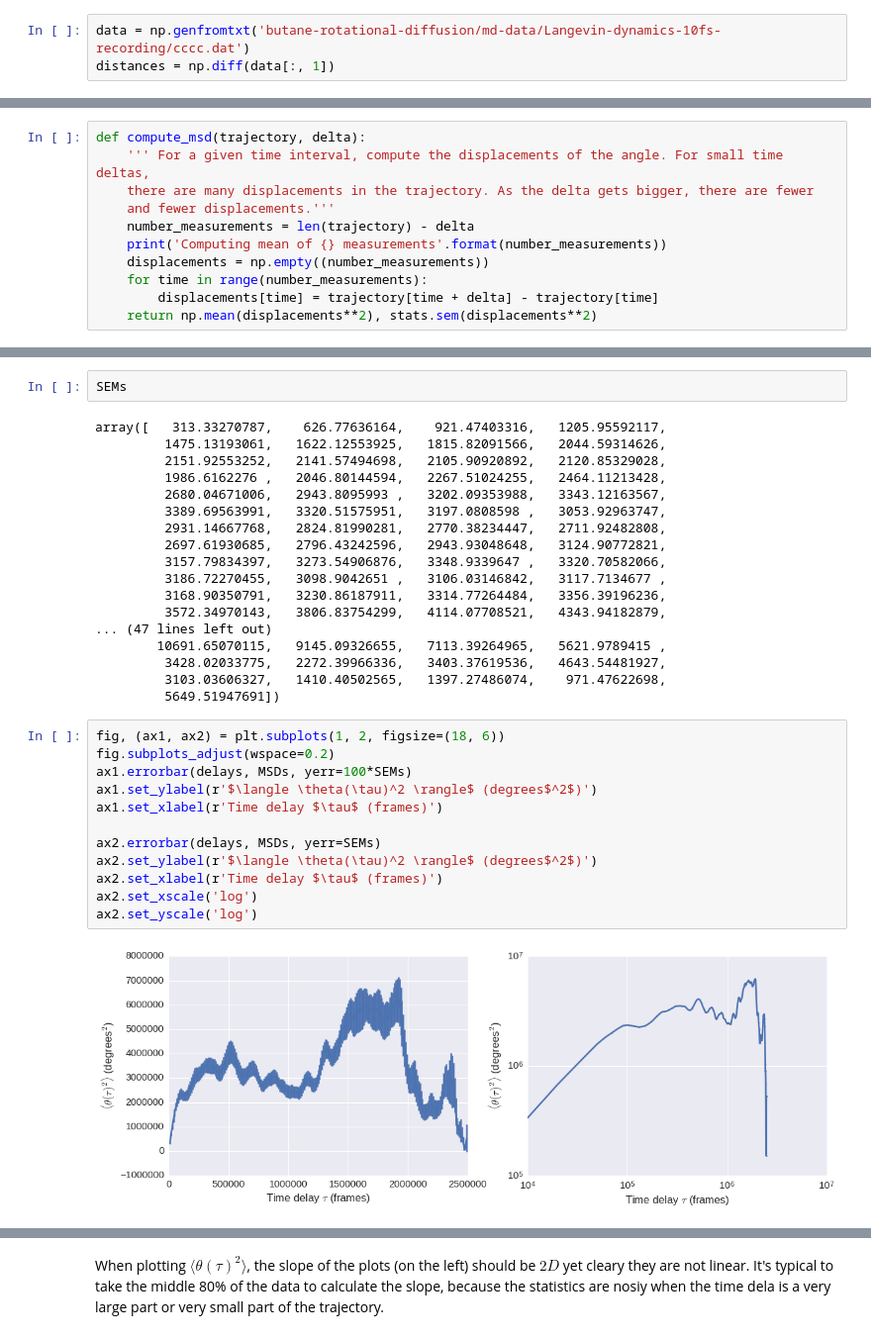
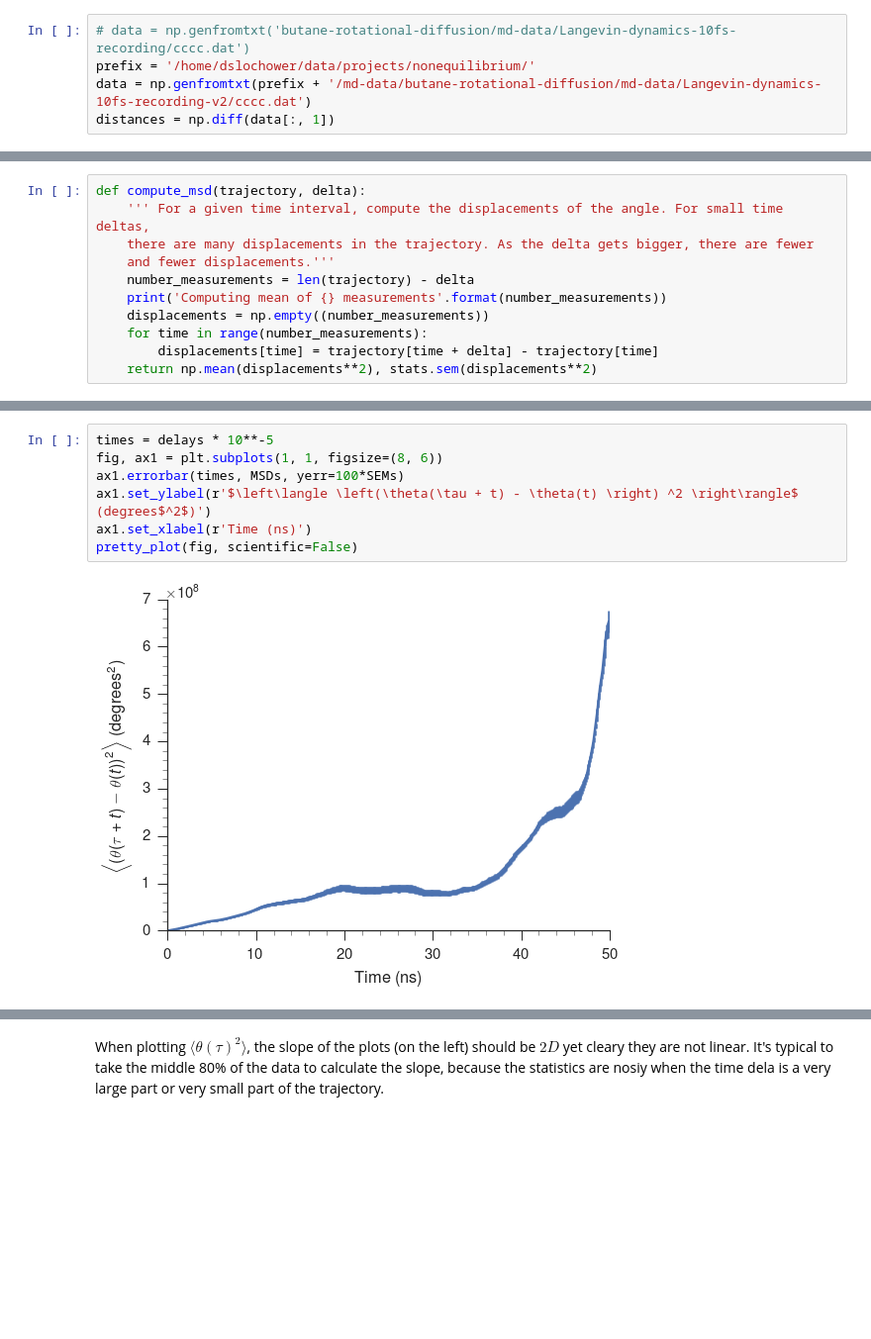
Before and after one commit to slochower/nonequilibrium, a Jupyter notebook: code/SG-model-v2/rotational-diffusion-of-butane-recovered.ipynb, the cells around one changed output, grey strips where cells are left out. Shown at 99% size. Drawn from its saved outputs; the diff is of its cells as text; blank space fills up the shorter version.

```diff
--- a/code/SG-model-v2/rotational-diffusion-of-butane-recovered.ipynb
+++ b/code/SG-model-v2/rotational-diffusion-of-butane-recovered.ipynb
@@ -19,7 +22,9 @@ $$
 
 We keep track of two things: first, the distance (in angular space) between adjacent measurements and second, the number of times we perform a full cycle in either direction (flips and flops).
 # %%
-data = np.genfromtxt('butane-rotational-diffusion/md-data/Langevin-dynamics-10fs-recording/cccc.dat')
+# data = np.genfromtxt('butane-rotational-diffusion/md-data/Langevin-dynamics-10fs-recording/cccc.dat')
+prefix = '/home/dslochower/data/projects/nonequilibrium/'
+data = np.genfromtxt(prefix + '/md-data/butane-rotational-diffusion/md-data/Langevin-dynamics-10fs-recording-v2/cccc.dat')
 distances = np.diff(data[:, 1])
 # %%
 flips = np.where(distances > 100)[0] # Where the torsion goes from negative to positive, so we subtract 360 for displacement
@@ -136,37 +143,12 @@ Computing mean of 40000 measurements
 Computing mean of 30000 measurements
 Computing mean of 20000 measurements
 Computing mean of 10000 measurements
-# %%
-SEMs
-# %% [output]
-array([   313.33270787,    626.77636164,    921.47403316,   1205.95592117,
-         1475.13193061,   1622.12553925,   1815.82091566,   2044.59314626,
-         2151.92553252,   2141.57494698,   2105.90920892,   2120.85329028,
-         1986.6162276 ,   2046.80144594,   2267.51024255,   2464.11213428,
-         2680.04671006,   2943.8095993 ,   3202.09353988,   3343.12163567,
-         3389.69563991,   3320.51575951,   3197.0808598 ,   3053.92963747,
-         2931.14667768,   2824.81990281,   2770.38234447,   2711.92482808,
-         2697.61930685,   2796.43242596,   2943.93048648,   3124.90772821,
-         3157.79834397,   3273.54906876,   3348.9339647 ,   3320.70582066,
-         3186.72270455,   3098.9042651 ,   3106.03146842,   3117.7134677 ,
-         3168.90350791,   3230.86187911,   3314.77264484,   3356.39196236,
-         3572.34970143,   3806.83754299,   4114.07708521,   4343.94182879,
-... (47 lines left out)
-        10691.65070115,   9145.09326655,   7113.39264965,   5621.9789415 ,
-         3428.02033775,   2272.39966336,   3403.37619536,   4643.54481927,
-         3103.03606327,   1410.40502565,   1397.27486074,    971.47622698,
-         5649.51947691])
 # %%
-fig, (ax1, ax2) = plt.subplots(1, 2, figsize=(18, 6))
-fig.subplots_adjust(wspace=0.2)
-ax1.errorbar(delays, MSDs, yerr=100*SEMs)
-ax1.set_ylabel(r'$\langle \theta(\tau)^2 \rangle$ (degrees$^2$)')
-ax1.set_xlabel(r'Time delay $\tau$ (frames)')
-
-ax2.errorbar(delays, MSDs, yerr=SEMs)
-ax2.set_ylabel(r'$\langle \theta(\tau)^2 \rangle$ (degrees$^2$)')
-ax2.set_xlabel(r'Time delay $\tau$ (frames)')
-ax2.set_xscale('log')
-ax2.set_yscale('log')
+times = delays * 10**-5
+fig, ax1 = plt.subplots(1, 1, figsize=(8, 6))
+ax1.errorbar(times, MSDs, yerr=100*SEMs)
+ax1.set_ylabel(r'$\left\langle \left(\theta(\tau + t) - \theta(t) \right) ^2 \right\rangle$ (degrees$^2$)')
+ax1.set_xlabel(r'Time (ns)')
+pretty_plot(fig, scientific=False)
 # %% [output]
-[figure, old version]
+[figure, new version]
```
Also changed, not shown: parts of 27 cells of this notebook, 3 other files.
